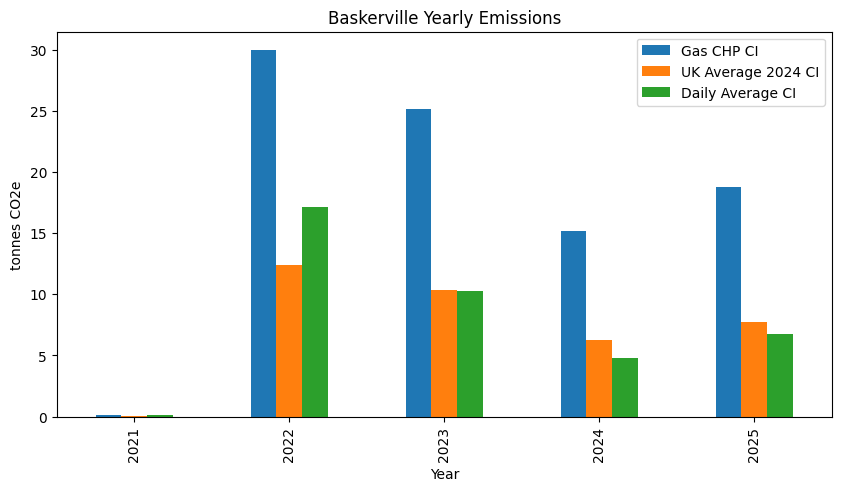
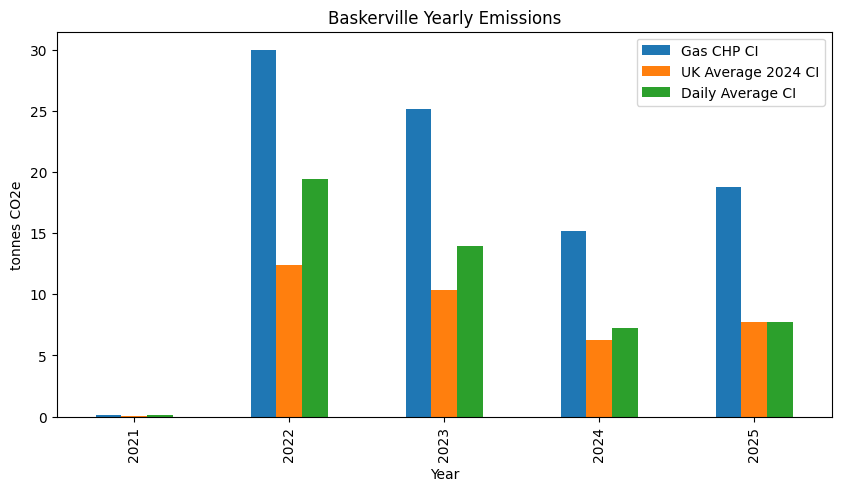
Unified diff of the notebook cell whose output changed from the first chart to the second:
--- before
+++ after
@@ -7,3 +7,3 @@
 )
 ax.legend(["Gas CHP CI", "UK Average 2024 CI", "Daily Average CI"])
-plt.savefig("./report/baskerville_yearly_emissions.png")
+plt.savefig("./report/baskerville_yearly_emissions.png", dpi=150, bbox_inches="tight")

Commit: fix discrepancy between GraceHPC outputs and notebook outputs